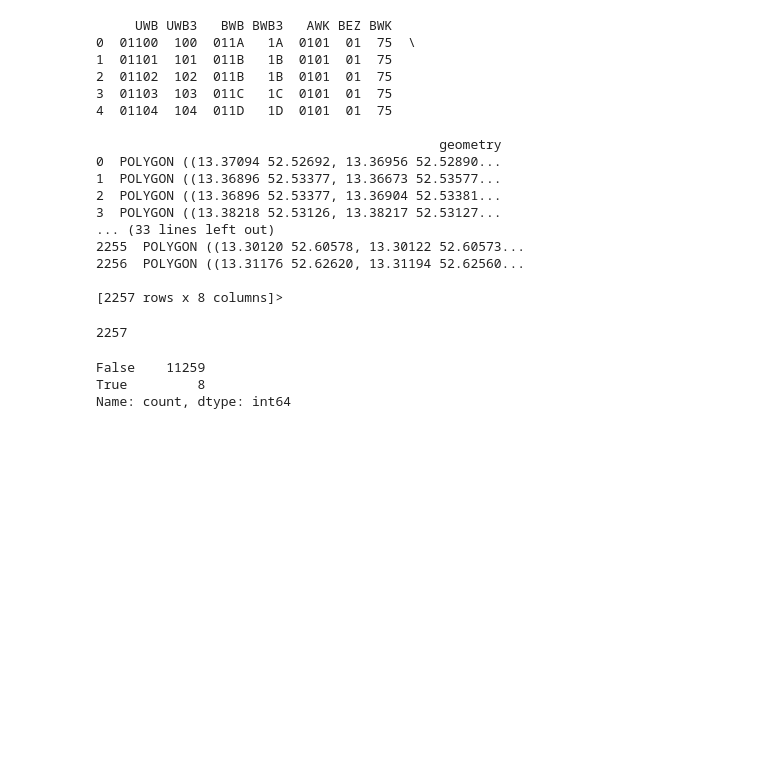
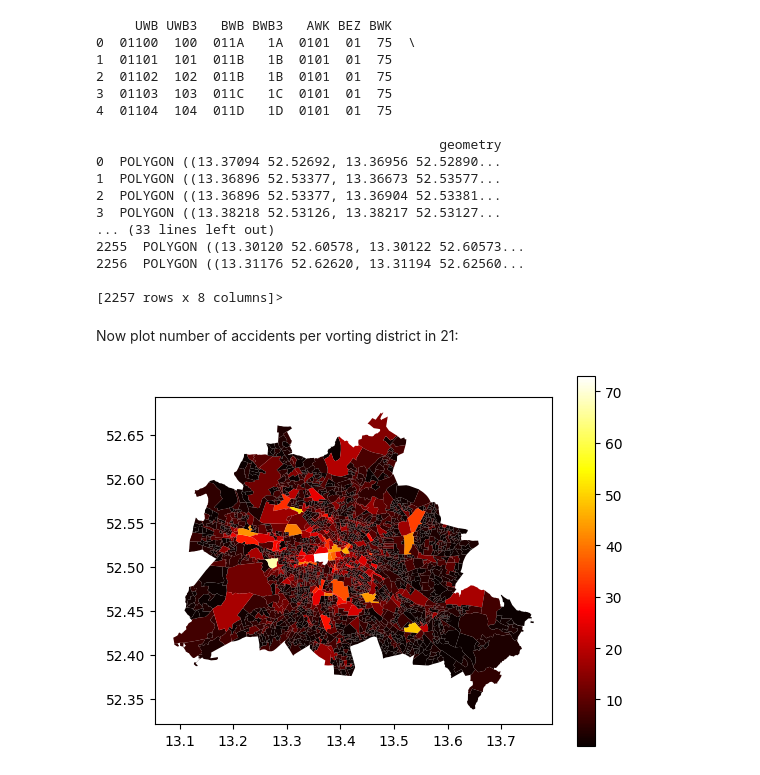
Before and after one commit to Ossssip/Berlin_traffic_accidents_vs_votes, a Jupyter notebook: Traffic_Accidents.ipynb, the cells around one changed output. Drawn from its saved outputs; the diff is of its cells as text; code cells hidden in the pictures; blank space fills up the shorter version.

```diff
--- a/Traffic_Accidents.ipynb
+++ b/Traffic_Accidents.ipynb
@@ -140,13 +141,14 @@ print(vote_geom.info)
 2256  POLYGON ((13.31176 52.62620, 13.31194 52.62560...
 
 [2257 rows x 8 columns]>
-# %%
-np.size(vote_geom.UWB.unique())
-# %% [output]
-2257
+# %% [markdown]
+Now plot number of accidents per vorting district in 21:
 # %%
+
 gdf_accidents_21.geometry.within(vote_geom.geometry[1]).value_counts()
+tmp=gpd.sjoin(vote_geom,gdf_accidents_21,how='left')
+tmp.index
+vote_geom['accidents_in_21']=tmp.groupby(tmp.index).size()
+ax = vote_geom.plot(column='accidents_in_21',cmap='hot', legend=True)
 # %% [output]
-False    11259
-True         8
-Name: count, dtype: int64
+[figure, added]
```
Also changed, not shown: parts of 4 cells of this notebook.
